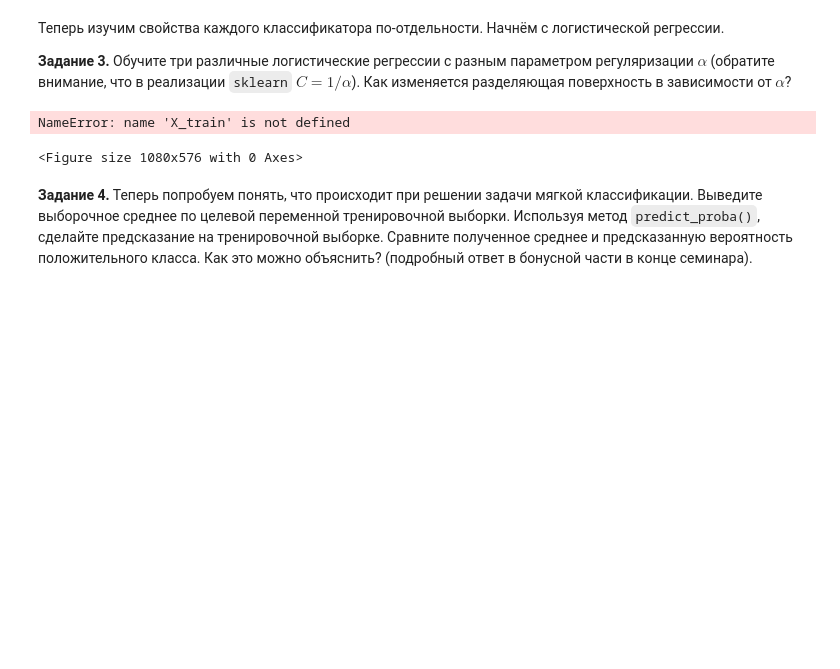
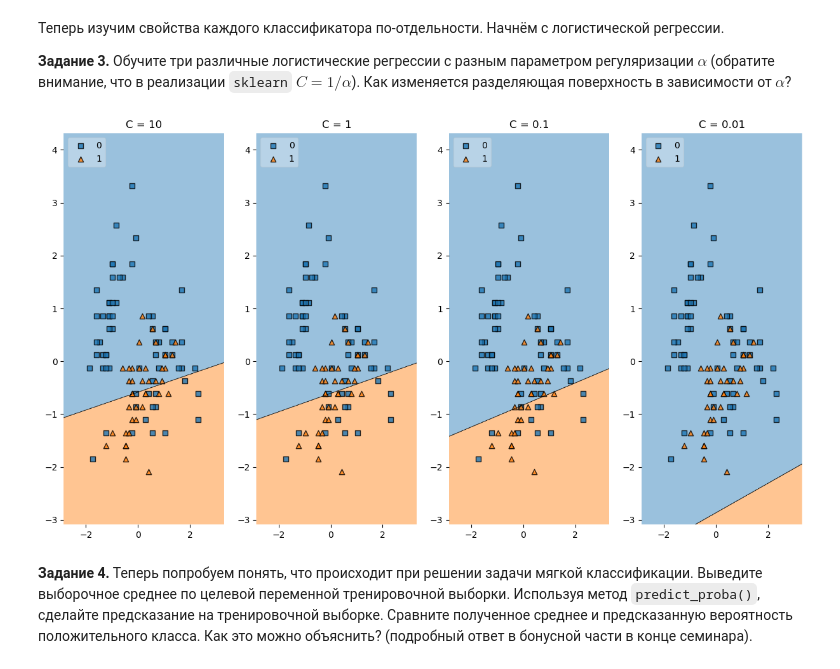
Before and after one commit to KuBaN658/ml_omelusik_dvfu, a Jupyter notebook: seminar_5/sem05_logit_svm.ipynb, the cells around one changed output. Drawn from its saved outputs; the diff is of its cells as text; code cells hidden in the pictures; blank space fills up the shorter version.

```diff
--- a/seminar_5/sem05_logit_svm.ipynb
+++ b/seminar_5/sem05_logit_svm.ipynb
@@ -245,24 +246,23 @@ lr3 = LogisticRegression()
 # %%
 import matplotlib.pyplot as plt
 from mlxtend.plotting import plot_decision_regions
 import matplotlib.gridspec as gridspec
 import itertools
-gs = gridspec.GridSpec(1, 3)
+gs = gridspec.GridSpec(1, 4)
 
 fig = plt.figure(figsize=(15,8))
 
-labels = ['C = ...', 'C = ...', 'C = ...']
-for clf, lab, grd in zip([lr1, lr2, lr3],
+labels = ['C = 10', 'C = 1', 'C = 0.1', 'C = 0.01']
+for clf, lab, grd in zip([lr0, lr1, lr2, lr3],
                          labels,
-                         itertools.product([0, 1, 2], repeat=2)):
-    clf.fit(X_train, y_train)
+                         itertools.product([0, 1, 2, 3], repeat=2)):
+    clf.fit(X_train_sc, y_train)
     ax = plt.subplot(gs[grd[0], grd[1]])
-    fig = plot_decision_regions(X = X_train, y = np.array(y_train), clf=clf, legend=2)
+    fig = plot_decision_regions(X=X_train_sc, y=y_train, clf=clf, legend=2)
     plt.title(lab)
 
 plt.show()
 # %% [output]
-NameError: name 'X_train' is not defined
-<Figure size 1080x576 with 0 Axes>
+[figure, added]
 # %% [markdown]
 **Задание 4.** Теперь попробуем понять, что происходит при решении задачи мягкой классификации. Выведите выборочное среднее по целевой переменной тренировочной выборки. Используя метод `predict_proba()`, сделайте предсказание на тренировочной выборке. Сравните полученное среднее и предсказанную вероятность положительного класса. Как это можно объяснить? (подробный ответ в бонусной части в конце семинара).
```
Also changed, not shown: parts of 16 cells of this notebook, 1 other file.
